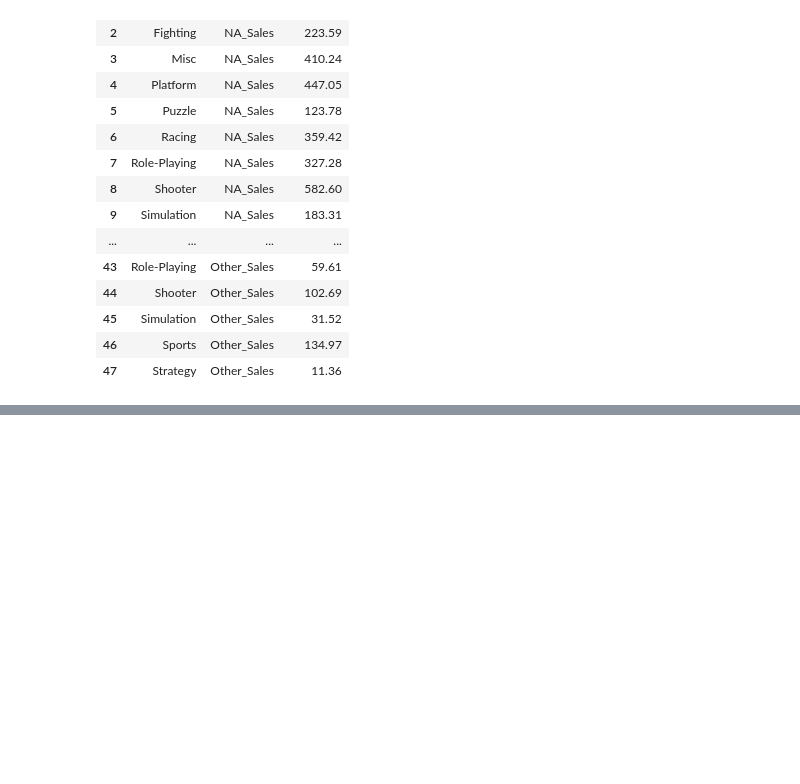
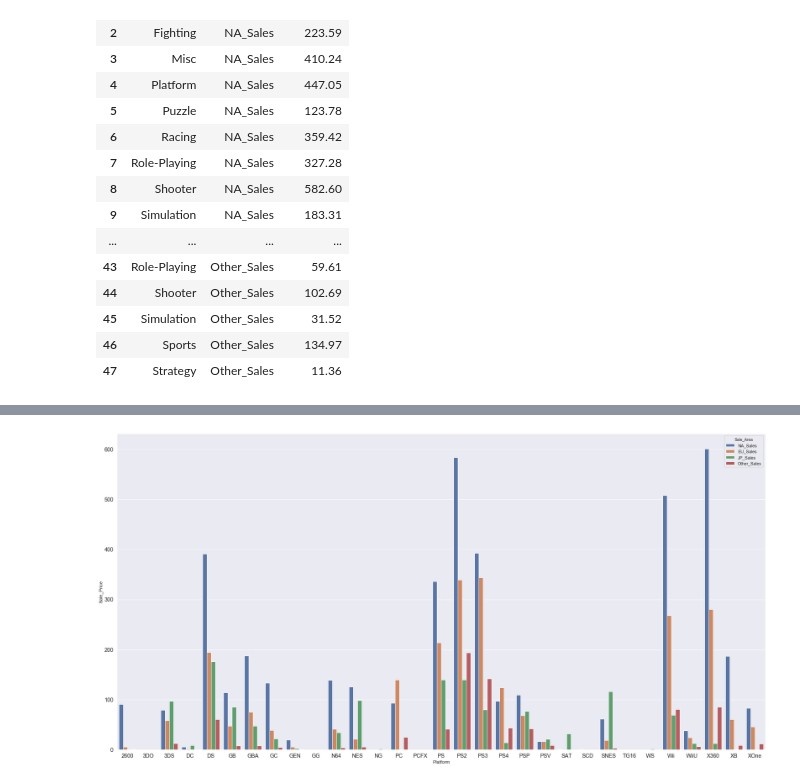
Before and after one commit to yeonghwanchoi/EDA, a Jupyter notebook: videogames/video_games.ipynb, the cells around one changed output, grey strips where cells are left out. Drawn from its saved outputs; the diff is of its cells as text; code cells hidden in the pictures; blank space fills up the shorter version.

```diff
--- a/videogames/video_games.ipynb
+++ b/videogames/video_games.ipynb
@@ -404,0 +485,8 @@ sns.barplot(x='Genre',y='Sale_Price',hue='Sale_Area',data )
+# %%
+plt.figure(figsize=(30, 15))
+sns.barplot(x='Platform', y='Sale_Price', hue='Sale_Area', data=comp_table)
+plt.xticks(fontsize=14)
+plt.yticks(fontsize=14)
+plt.show()
+# %% [output]
+[figure, added]
```
Also changed, not shown: parts of 11 cells of this notebook.
